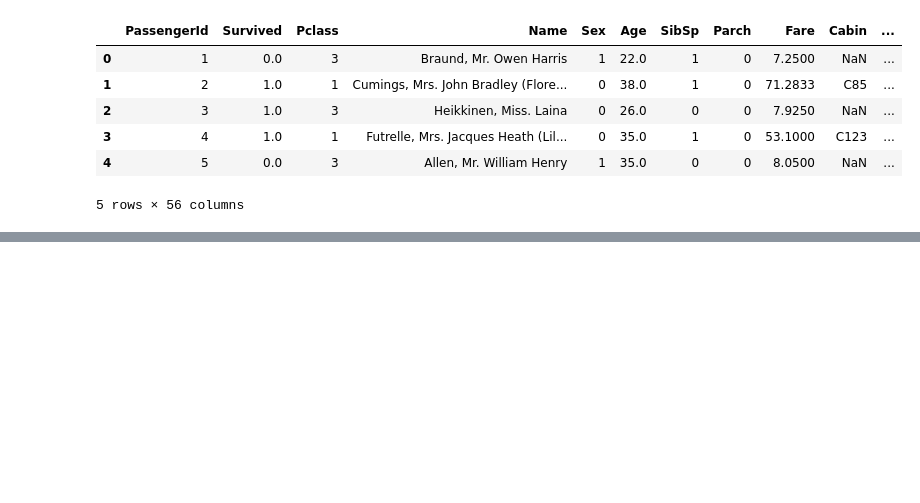
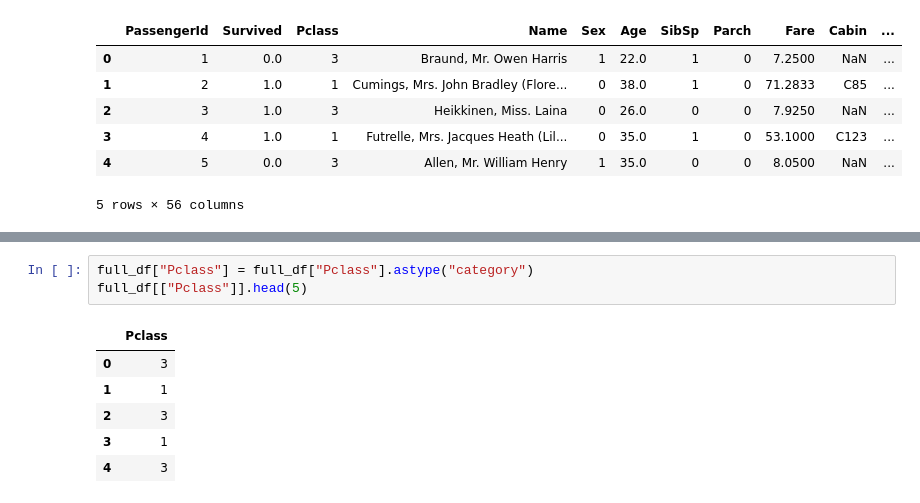
Before and after one commit to MertHasanAslan/titanic_ml, a Jupyter notebook: src/titanic_ml.ipynb, the cells around one changed output, grey strips where cells are left out. Drawn from its saved outputs; the diff is of its cells as text; blank space fills up the shorter version.

```diff
--- a/src/titanic_ml.ipynb
+++ b/src/titanic_ml.ipynb
@@ -791,0 +799,10 @@ full_df.head(5)
+# %%
+full_df["Pclass"] = full_df["Pclass"].astype("category")
+full_df[["Pclass"]].head(5)
+# %% [output]
+|  | Pclass |
+| 0 | 3 |
+| 1 | 1 |
+| 2 | 3 |
+| 3 | 1 |
+| 4 | 3 |
```
Also changed, not shown: parts of 7 cells of this notebook.
